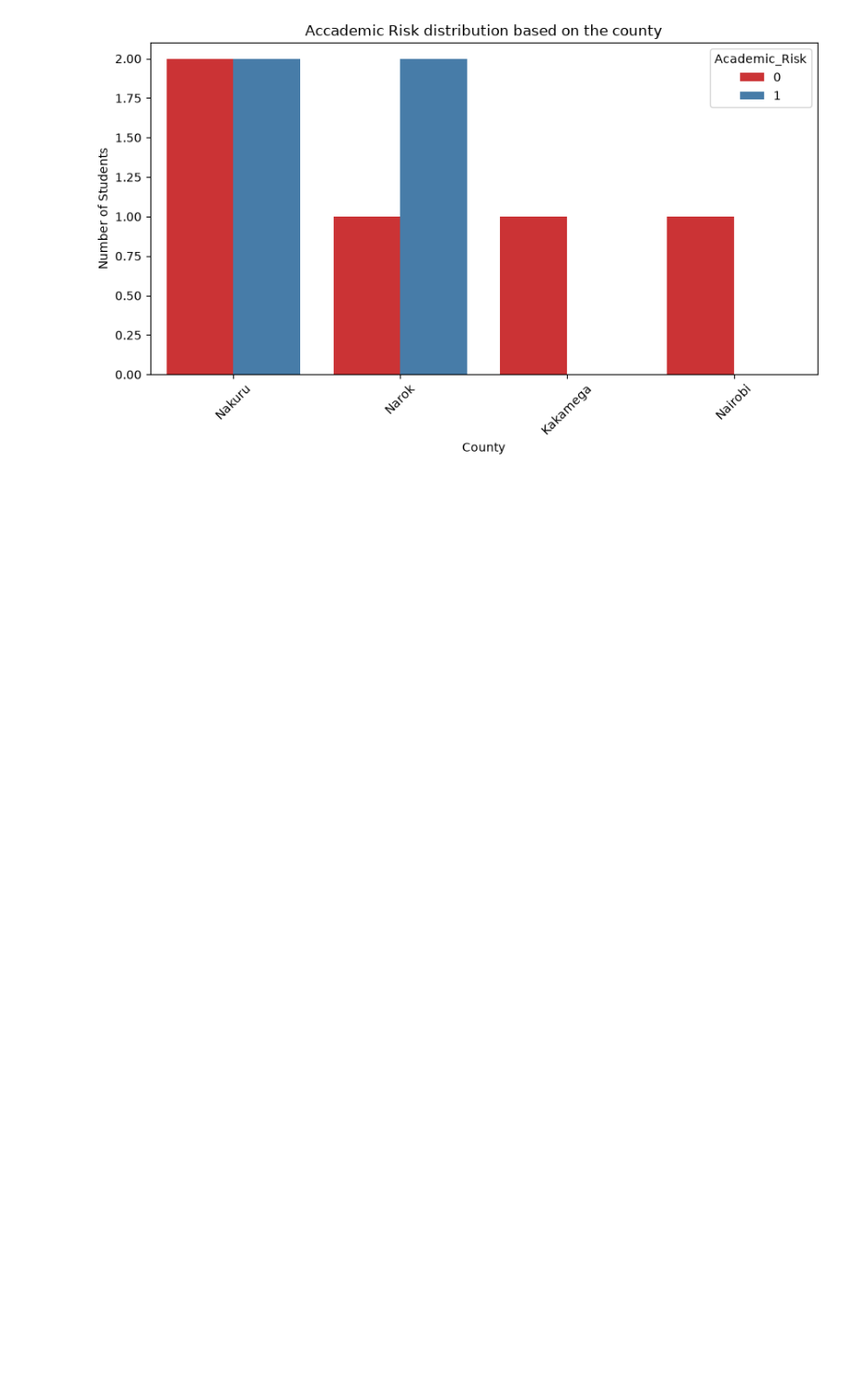
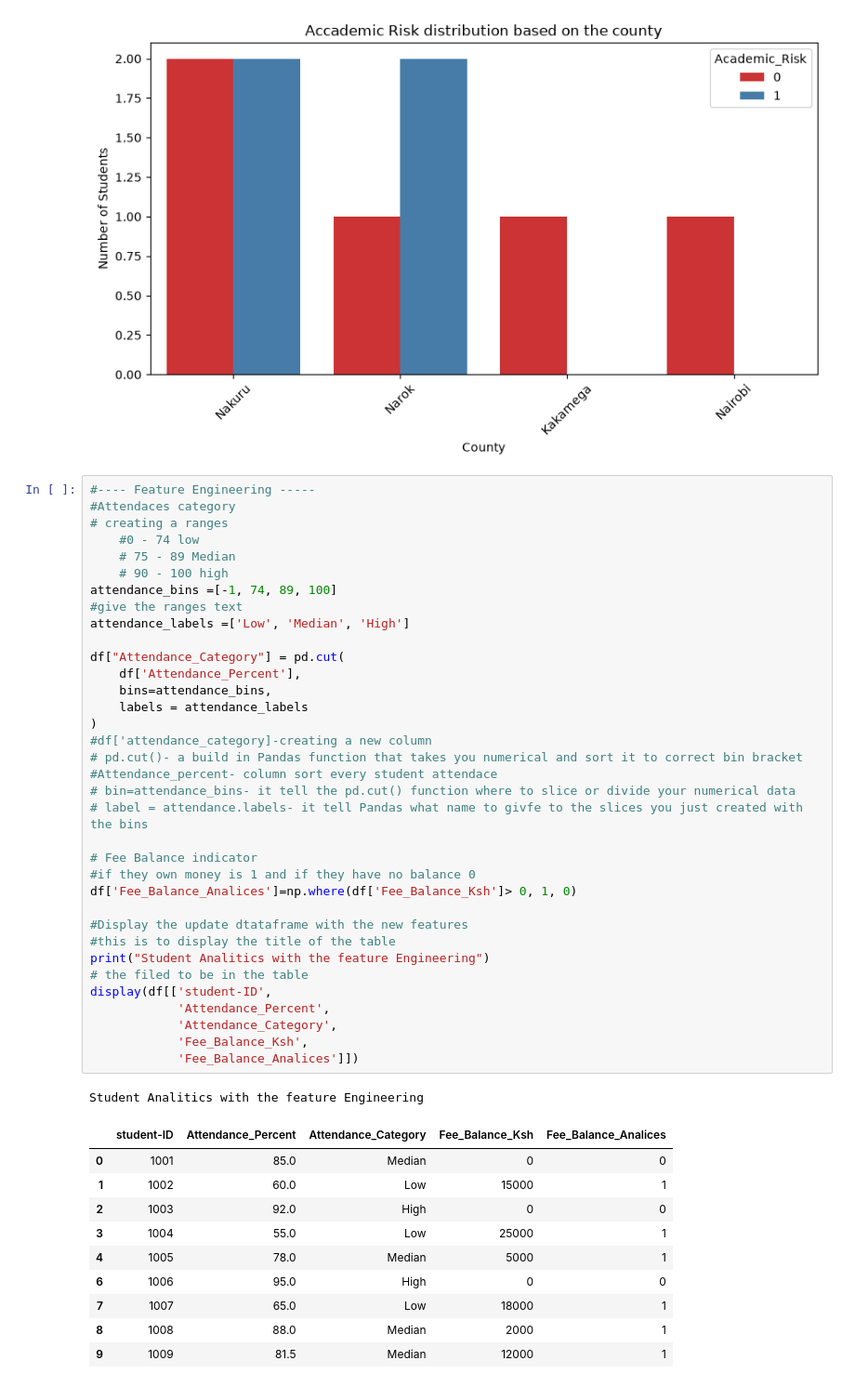
Before and after one commit to FREDRICK18682/student-data-analtic, a Jupyter notebook: studentriskanalysis.ipynb, the cells around one changed output. Shown at 93% size. Drawn from its saved outputs; the diff is of its cells as text; blank space fills up the shorter version.

```diff
--- a/studentriskanalysis.ipynb
+++ b/studentriskanalysis.ipynb
@@ -153,3 +154,50 @@ Summary Statistics
 | max | 30.000000 | 95.000000 | 25000.000000 | 90.000000 | 1.000000 |
 [figure]
 [figure]
+# %%
+#---- Feature Engineering -----
+#Attendaces category
+# creating a ranges
+    #0 - 74 low
+    # 75 - 89 Median
+    # 90 - 100 high
+attendance_bins =[-1, 74, 89, 100]
+#give the ranges text
+attendance_labels =['Low', 'Median', 'High']
+
+df["Attendance_Category"] = pd.cut(
+    df['Attendance_Percent'],
+    bins=attendance_bins,
+    labels = attendance_labels
+)
+#df['attendance_category]-creating a new column
+# pd.cut()- a build in Pandas function that takes you numerical and sort it to correct bin bracket
+#Attendance_percent- column sort every student attendace
+# bin=attendance_bins- it tell the pd.cut() function where to slice or divide your numerical data
+# label = attendance.labels- it tell Pandas what name to givfe to the slices you just created with the bins
+
+# Fee Balance indicator
+#if they own money is 1 and if they have no balance 0
+df['Fee_Balance_Analices']=np.where(df['Fee_Balance_Ksh']> 0, 1, 0)
+
+#Display the update dtataframe with the new features
+#this is to display the title of the table
+print("Student Analitics with the feature Engineering")
+# the filed to be in the table
+display(df[['student-ID',
+            'Attendance_Percent',
+            'Attendance_Category',
+            'Fee_Balance_Ksh',
+            'Fee_Balance_Analices']])
+# %% [output]
+Student Analitics with the feature Engineering
+|  | student-ID | Attendance_Percent | Attendance_Category | Fee_Balance_Ksh | Fee_Balance_Analices |
+| 0 | 1001 | 85.0 | Median | 0 | 0 |
+| 1 | 1002 | 60.0 | Low | 15000 | 1 |
+| 2 | 1003 | 92.0 | High | 0 | 0 |
+| 3 | 1004 | 55.0 | Low | 25000 | 1 |
+| 4 | 1005 | 78.0 | Median | 5000 | 1 |
+| 6 | 1006 | 95.0 | High | 0 | 0 |
+| 7 | 1007 | 65.0 | Low | 18000 | 1 |
+| 8 | 1008 | 88.0 | Median | 2000 | 1 |
+| 9 | 1009 | 81.5 | Median | 12000 | 1 |
```
Also changed, not shown: parts of 2 cells of this notebook.
